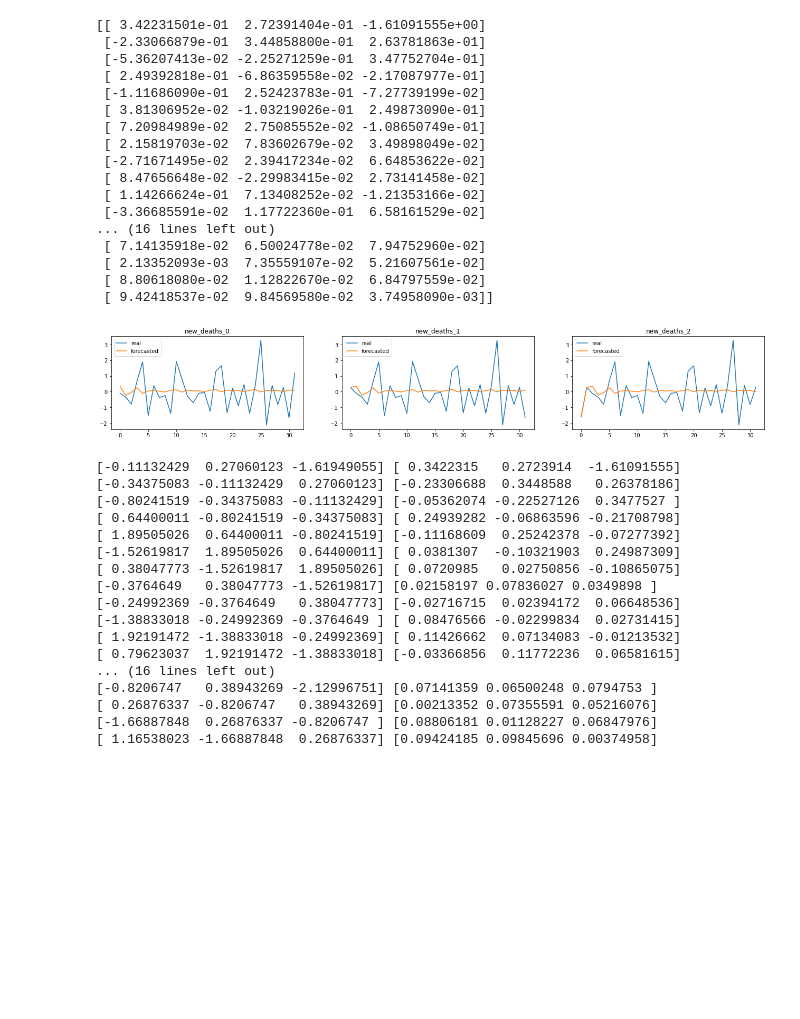
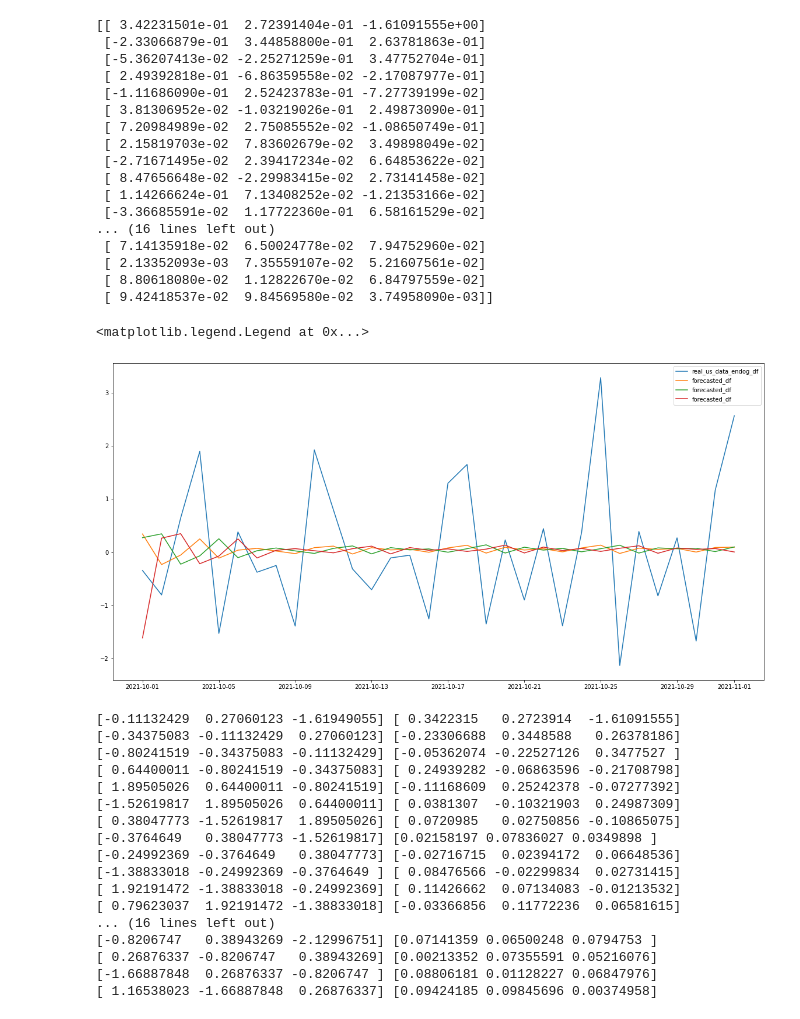
Before and after one commit to iondodon/covid19, a Jupyter notebook: data_analysis.ipynb, the cells around one changed output. Drawn from its saved outputs; the diff is of its cells as text; code cells hidden in the pictures; blank space fills up the shorter version.

Commit message:
varmax lags

```diff
--- a/data_analysis.ipynb
+++ b/data_analysis.ipynb
@@ -834,19 +830,20 @@ print(forecasted)
  [ 8.80618080e-02  1.12822670e-02  6.84797559e-02]
  [ 9.42418537e-02  9.84569580e-02  3.74958090e-03]]
 # %%
-real_us_data_endog_df = pd.DataFrame(real_us_data_endog, columns=endogeneous_variables)
+real_us_data_endog_df = pd.DataFrame(varmax_test_dataset[varmax_test_dataset['location'] == 'United States']['new_deaths'], columns=['new_deaths'])
 forecasted_df = pd.DataFrame(forecasted, columns=endogeneous_variables)
-# %%
-# plot real new_deaths vs forecasted new_deaths
-fig = plt.figure(figsize=(30, 15))
-for index, variable in enumerate(endogeneous_variables):
-    ax = fig.add_subplot(4, 4, index + 1)
-    ax.plot(real_us_data_endog_df[variable], label='real')
-    ax.plot(forecasted_df[variable], label='forecasted')
-    ax.set_title(variable)
-    ax.legend()
-# %% [output]
-[figure, removed]
+# %%
+# set index for forecasted be equal to real_us_data_endog_df index
+forecasted_df.index = real_us_data_endog_df.index
+
+# plot real_us_data_endog_df  vs forecasted_df
+fig, ax = plt.subplots(figsize=(20, 10))
+ax.plot(real_us_data_endog_df, label='real_us_data_endog')
+ax.plot(forecasted_df, label='forecasted')
+ax.legend()
+# %% [output]
+<matplotlib.legend.Legend at 0x...>
+[figure, added]
 # %%
 for i in range(len(forecasted)):
     print(real_us_data_endog[i], forecasted[i])
```
Also changed, not shown: parts of 1 cell of this notebook.
